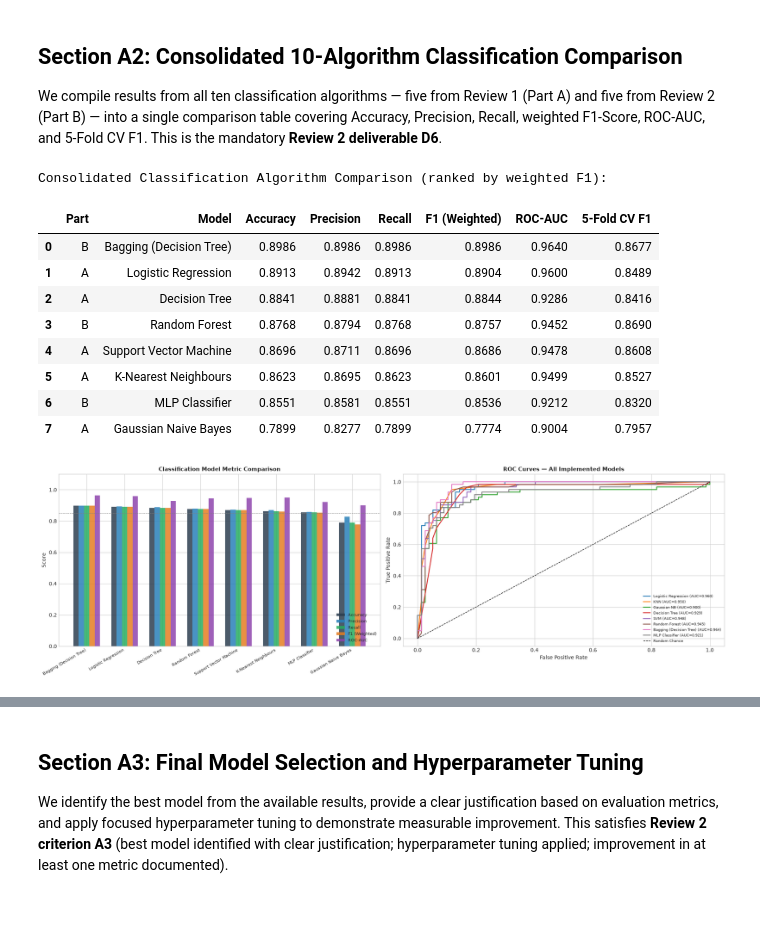
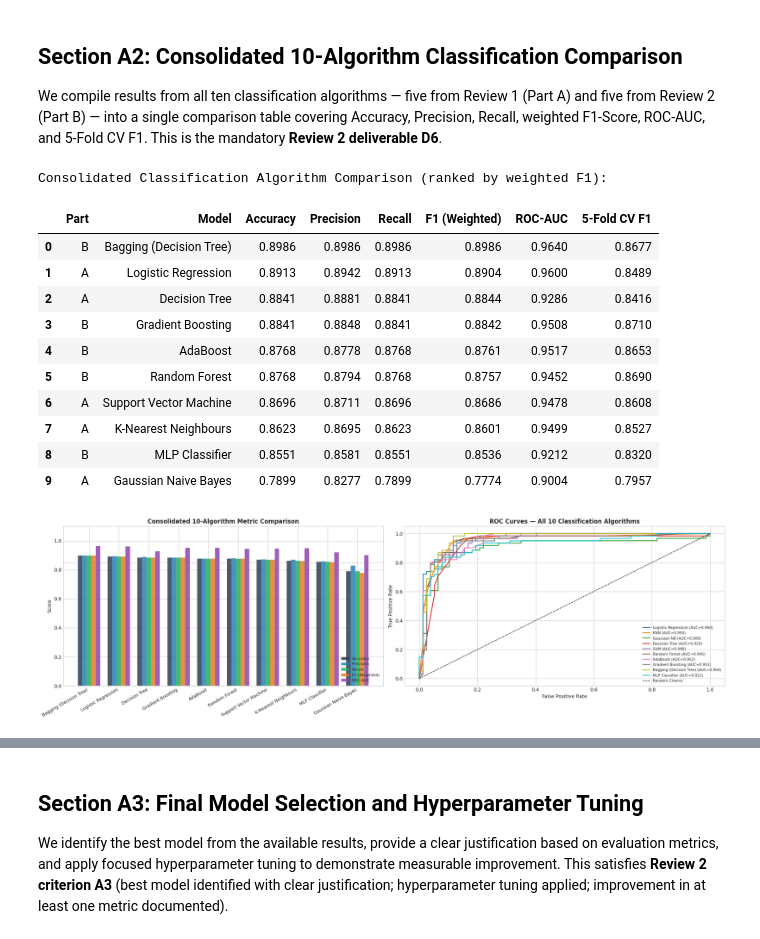
Before and after one commit to Nithin0306/ml_capstone, a Jupyter notebook: notebooks/classification.ipynb, the cells around one changed output, grey strips where cells are left out. Cells and saved outputs as stored; diff of their text form; code cells hidden in the pictures; blank space fills up the shorter version.

Commit message:
add: classification

```diff
--- a/notebooks/classification.ipynb
+++ b/notebooks/classification.ipynb
@@ -1065,18 +1239,20 @@ This is the mandatory **Review 2 deliverable D6**.
 # %%
 from sklearn.metrics import roc_curve
 
-# Consolidated comparison of all models implemented in this notebook.
+# Consolidated comparison of all ten classification algorithms
 results_all = pd.DataFrame([
     # Part A — Review 1
-    {'Part': 'A', 'Model': 'Logistic Regression',    'Accuracy': lr_acc,  'Precision': lr_prec,  'Recall': lr_rec,  'F1 (Weighted)': lr_f1,  'ROC-AUC': lr_auc,  '5-Fold CV F1': lr_cv},
-    {'Part': 'A', 'Model': 'K-Nearest Neighbours',   'Accuracy': knn_acc, 'Precision': knn_prec, 'Recall': knn_rec, 'F1 (Weighted)': knn_f1, 'ROC-AUC': knn_auc, '5-Fold CV F1': knn_cv},
-    {'Part': 'A', 'Model': 'Gaussian Naive Bayes',   'Accuracy': gnb_acc, 'Precision': gnb_prec, 'Recall': gnb_rec, 'F1 (Weighted)': gnb_f1, 'ROC-AUC': gnb_auc, '5-Fold CV F1': gnb_cv},
-    {'Part': 'A', 'Model': 'Decision Tree',          'Accuracy': dt_acc,  'Precision': dt_prec,  'Recall': dt_rec,  'F1 (Weighted)': dt_f1,  'ROC-AUC': dt_auc,  '5-Fold CV F1': dt_cv},
-    {'Part': 'A', 'Model': 'Support Vector Machine', 'Accuracy': svm_acc, 'Precision': svm_prec, 'Recall': svm_rec, 'F1 (Weighted)': svm_f1, 'ROC-AUC': svm_auc, '5-Fold CV F1': svm_cv},
+    {'Part': 'A', 'Model': 'Logistic Regression',     'Accuracy': lr_acc,  'Precision': lr_prec,  'Recall': lr_rec,  'F1 (Weighted)': lr_f1,  'ROC-AUC': lr_auc,  '5-Fold CV F1': lr_cv},
+    {'Part': 'A', 'Model': 'K-Nearest Neighbours',    'Accuracy': knn_acc, 'Precision': knn_prec, 'Recall': knn_rec, 'F1 (Weighted)': knn_f1, 'ROC-AUC': knn_auc, '5-Fold CV F1': knn_cv},
+    {'Part': 'A', 'Model': 'Gaussian Naive Bayes',    'Accuracy': gnb_acc, 'Precision': gnb_prec, 'Recall': gnb_rec, 'F1 (Weighted)': gnb_f1, 'ROC-AUC': gnb_auc, '5-Fold CV F1': gnb_cv},
+    {'Part': 'A', 'Model': 'Decision Tree',           'Accuracy': dt_acc,  'Precision': dt_prec,  'Recall': dt_rec,  'F1 (Weighted)': dt_f1,  'ROC-AUC': dt_auc,  '5-Fold CV F1': dt_cv},
+    {'Part': 'A', 'Model': 'Support Vector Machine',  'Accuracy': svm_acc, 'Precision': svm_prec, 'Recall': svm_rec, 'F1 (Weighted)': svm_f1, 'ROC-AUC': svm_auc, '5-Fold CV F1': svm_cv},
     # Part B — Review 2
-    {'Part': 'B', 'Model': 'Random Forest',          'Accuracy': rf_acc,  'Precision': rf_prec,  'Recall': rf_rec,  'F1 (Weighted)': rf_f1,  'ROC-AUC': rf_auc,  '5-Fold CV F1': rf_cv},
-    {'Part': 'B', 'Model': 'Bagging (Decision Tree)', 'Accuracy': bag_acc, 'Precision': bag_prec, 'Recall': bag_rec, 'F1 (Weighted)': bag_f1, 'ROC-AUC': bag_auc, '5-Fold CV F1': bag_cv},
-    {'Part': 'B', 'Model': 'MLP Classifier',          'Accuracy': mlp_acc, 'Precision': mlp_prec, 'Recall': mlp_rec, 'F1 (Weighted)': mlp_f1, 'ROC-AUC': mlp_auc, '5-Fold CV F1': mlp_cv},
+    {'Part': 'B', 'Model': 'Random Forest',           'Accuracy': rf_acc,  'Precision': rf_prec,  'Recall': rf_rec,  'F1 (Weighted)': rf_f1,  'ROC-AUC': rf_auc,  '5-Fold CV F1': rf_cv},
+    {'Part': 'B', 'Model': 'AdaBoost',                'Accuracy': ada_acc, 'Precision': ada_prec, 'Recall': ada_rec, 'F1 (Weighted)': ada_f1, 'ROC-AUC': ada_auc, '5-Fold CV F1': ada_cv},
+    {'Part': 'B', 'Model': 'Gradient Boosting',       'Accuracy': gb_acc,  'Precision': gb_prec,  'Recall': gb_rec,  'F1 (Weighted)': gb_f1,  'ROC-AUC': gb_auc,  '5-Fold CV F1': gb_cv},
+    {'Part': 'B', 'Model': 'Bagging (Decision Tree)',  'Accuracy': bag_acc, 'Precision': bag_prec, 'Recall': bag_rec, 'F1 (Weighted)': bag_f1, 'ROC-AUC': bag_auc, '5-Fold CV F1': bag_cv},
+    {'Part': 'B', 'Model': 'MLP Classifier',           'Accuracy': mlp_acc, 'Precision': mlp_prec, 'Recall': mlp_rec, 'F1 (Weighted)': mlp_f1, 'ROC-AUC': mlp_auc, '5-Fold CV F1': mlp_cv},
 ]).sort_values('F1 (Weighted)', ascending=False).reset_index(drop=True)
 
 metric_cols = ['Accuracy', 'Precision', 'Recall', 'F1 (Weighted)', 'ROC-AUC', '5-Fold CV F1']
@@ -1085,56 +1261,65 @@ results_all[metric_cols] = results_all[metric_cols].round(4)
 print('Consolidated Classification Algorithm Comparison (ranked by weighted F1):')
 display(results_all)
 
-# Compare all metrics for the models currently implemented.
-fig, axes = plt.subplots(1, 2, figsize=(19, 6))
+# Visual comparison of all ten models across evaluation metrics
+fig, axes = plt.subplots(1, 2, figsize=(20, 6))
 x = range(len(results_all))
-width = 0.14
+width = 0.15
 metrics_plot = ['Accuracy', 'Precision', 'Recall', 'F1 (Weighted)', 'ROC-AUC']
 colors = ['#2c3e50', '#2980b9', '#27ae60', '#e67e22', '#8e44ad']
+
 for offset, (metric, color) in enumerate(zip(metrics_plot, colors)):
     axes[0].bar([i + (offset - 2) * width for i in x], results_all[metric], width,
                 label=metric, color=color, alpha=0.85)
+
 axes[0].set_xticks(list(x))
-axes[0].set_xticklabels(results_all['Model'], rotation=30, ha='right', fontsize=8)
+axes[0].set_xticklabels(results_all['Model'], rotation=30, ha='right', fontsize=9)
 axes[0].set_ylim(0, 1.1)
-axes[0].set_ylabel('Score')
-axes[0].set_title('Classification Model Metric Comparison', fontsize=11, fontweight='bold')
+axes[0].set_ylabel('Score', fontsize=10)
+axes[0].set_title('Consolidated 10-Algorithm Metric Comparison', fontsize=12, fontweight='bold')
 axes[0].legend(loc='lower right', fontsize=8)
-axes[0].axhline(0.85, linestyle='--', linewidth=0.8, color='grey')
+axes[0].axhline(0.85, linestyle='--', linewidth=0.8, color='grey', alpha=0.7)
 
+# ROC curves for all 10 models
 roc_models = {
     'Logistic Regression': lr_prob,
     'KNN': knn_prob,
     'Gaussian NB': gnb_prob,
     'Decision Tree': dt_prob,
     'SVM': svm_prob,
     'Random Forest': rf_prob,
+    'AdaBoost': ada_prob,
+    'Gradient Boosting': gb_prob,
     'Bagging (Decision Tree)': bag_prob,
     'MLP Classifier': mlp_prob,
 }
+
 for name, prob in roc_models.items():
     fpr, tpr, _ = roc_curve(y_test, prob)
     auc_val = roc_auc_score(y_test, prob)
     axes[1].plot(fpr, tpr, label=f'{name} (AUC={auc_val:.3f})', linewidth=1.7)
+
 axes[1].plot([0, 1], [0, 1], 'k--', linewidth=1, label='Random Chance')
-axes[1].set_xlabel('False Positive Rate')
-axes[1].set_ylabel('True Positive Rate')
-axes[1].set_title('ROC Curves — All Implemented Models', fontsize=11, fontweight='bold')
-axes[1].legend(loc='lower right', fontsize=7)
+axes[1].set_xlabel('False Positive Rate', fontsize=10)
+axes[1].set_ylabel('True Positive Rate', fontsize=10)
+axes[1].set_title('ROC Curves — All 10 Classification Algorithms', fontsize=12, fontweight='bold')
+axes[1].legend(loc='lower right', fontsize=7.5)
 plt.tight_layout()
 plt.show()
 # %% [output]
 Consolidated Classification Algorithm Comparison (ranked by weighted F1):
 |  | Part | Model | Accuracy | Precision | Recall | F1 (Weighted) | ROC-AUC | 5-Fold CV F1 |
 | 0 | B | Bagging (Decision Tree) | 0.8986 | 0.8986 | 0.8986 | 0.8986 | 0.9640 | 0.8677 |
 | 1 | A | Logistic Regression | 0.8913 | 0.8942 | 0.8913 | 0.8904 | 0.9600 | 0.8489 |
 | 2 | A | Decision Tree | 0.8841 | 0.8881 | 0.8841 | 0.8844 | 0.9286 | 0.8416 |
-| 3 | B | Random Forest | 0.8768 | 0.8794 | 0.8768 | 0.8757 | 0.9452 | 0.8690 |
-| 4 | A | Support Vector Machine | 0.8696 | 0.8711 | 0.8696 | 0.8686 | 0.9478 | 0.8608 |
-| 5 | A | K-Nearest Neighbours | 0.8623 | 0.8695 | 0.8623 | 0.8601 | 0.9499 | 0.8527 |
-| 6 | B | MLP Classifier | 0.8551 | 0.8581 | 0.8551 | 0.8536 | 0.9212 | 0.8320 |
-| 7 | A | Gaussian Naive Bayes | 0.7899 | 0.8277 | 0.7899 | 0.7774 | 0.9004 | 0.7957 |
+| 3 | B | Gradient Boosting | 0.8841 | 0.8848 | 0.8841 | 0.8842 | 0.9508 | 0.8710 |
+| 4 | B | AdaBoost | 0.8768 | 0.8778 | 0.8768 | 0.8761 | 0.9517 | 0.8653 |
+| 5 | B | Random Forest | 0.8768 | 0.8794 | 0.8768 | 0.8757 | 0.9452 | 0.8690 |
+| 6 | A | Support Vector Machine | 0.8696 | 0.8711 | 0.8696 | 0.8686 | 0.9478 | 0.8608 |
+| 7 | A | K-Nearest Neighbours | 0.8623 | 0.8695 | 0.8623 | 0.8601 | 0.9499 | 0.8527 |
+| 8 | B | MLP Classifier | 0.8551 | 0.8581 | 0.8551 | 0.8536 | 0.9212 | 0.8320 |
+| 9 | A | Gaussian Naive Bayes | 0.7899 | 0.8277 | 0.7899 | 0.7774 | 0.9004 | 0.7957 |
-[figure, old version]
+[figure, new version]
 # %% [markdown]
 ### A2 Comparison Observations
 
```
Also changed, not shown: parts of 22 cells of this notebook.
